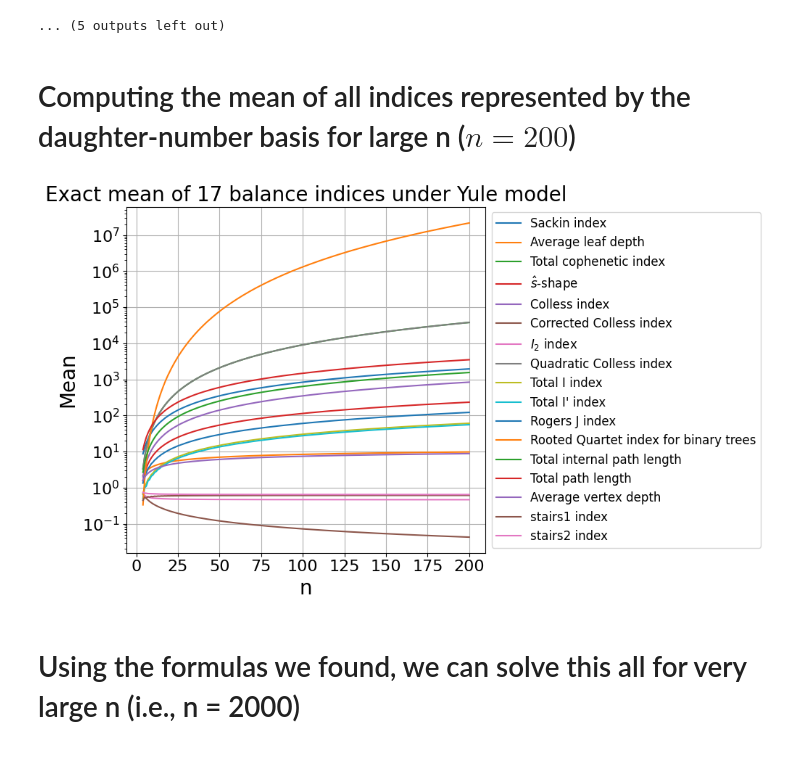
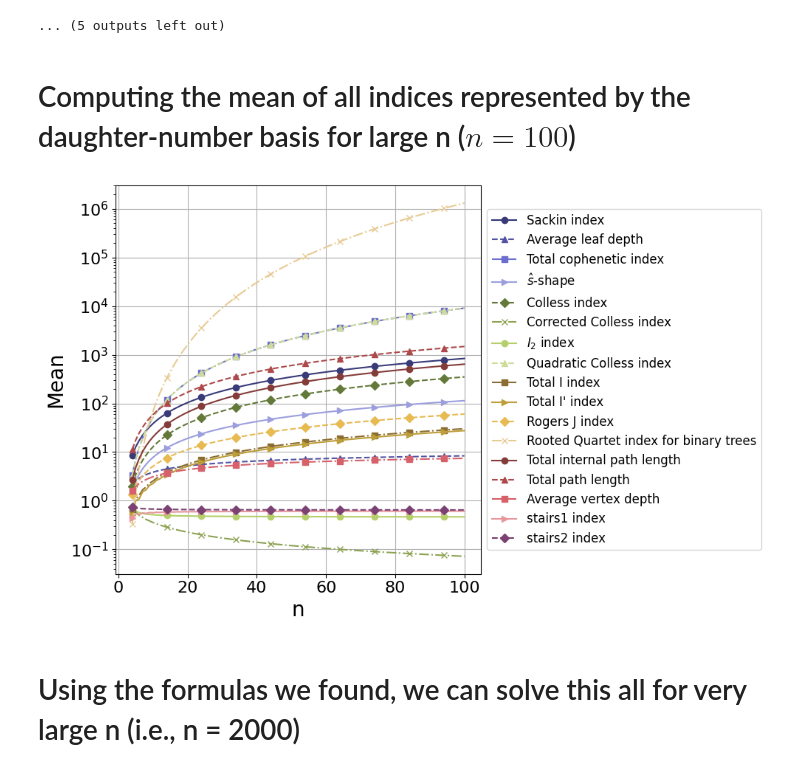
Before and after one commit to dbauman18/phylogenetic_basis_statistics, a Jupyter notebook: notebooks/statisticMeans.ipynb, the cells around one changed output. Drawn from its saved outputs; the diff is of its cells as text; code cells hidden in the pictures.

Commit message:
plotting improvements

```diff
--- a/notebooks/statisticMeans.ipynb
+++ b/notebooks/statisticMeans.ipynb
@@ -243,10 +243,10 @@ for i, label in enumerate(labels):
 [figure]
 ... (5 outputs left out)
 # %% [markdown]
-# Computing the mean of all indices represented by the daughter-number basis for large n ($n = 200$)
+# Computing the mean of all indices represented by the daughter-number basis for large n ($n = 100$)
 # %%
 mean = []
-max_n = 200
+max_n = 100
 labels = BalanceIndexCoefficients().get_daughter_labels()
 
 # For all n in the range, we will compute the mean of all basis indices under daughter basis
@@ -261,22 +261,30 @@ for n in N:
 mean = np.array(mean)
 # %%
 # Plot the means on a semilogy scale
-plt.figure(figsize=(10, 6))
+colors = plt.color_sequences['tab20b']
+markers = ['o', '^', 's', '>', 'D', 'x']
+linestyles = ['-', '--', '-.']
+
+plt.figure(figsize=(10, 6.2))
 for i, label in enumerate(labels):
-    plt.semilogy(N, mean[:, i], label=label)
+    plt.semilogy(N, mean[:, i], label=label,
+                 linestyle = linestyles[i % len(linestyles)],
+                 marker = markers[i % len(markers)], markevery=10,
+                 color = colors[i % len(colors)])
+
 plt.xlabel('n', fontsize=20)
 plt.ylabel('Mean', fontsize=20)
-plt.title('Exact mean of 17 balance indices under Yule model', fontsize=20)
+# plt.title('Exact mean of 17 balance indices under Yule model', fontsize=20)
 plt.legend(loc='center left', bbox_to_anchor=(1, 0.5), fontsize = 12)
 # Fontsize for the x and y axes
 plt.xticks(fontsize=16)
 plt.yticks(fontsize=16)
 plt.grid(True)
 plt.tight_layout()
 plt.savefig(os.path.join(parent_dir, 'plots', 'meanPlot.png'), dpi=300, bbox_inches='tight')
 plt.show()
 # %% [output]
-[figure, old version]
+[figure, new version]
 # %% [markdown]
 # Using the formulas we found, we can solve this all for very large n (i.e., n = 2000)
 # %%
```
Also changed, not shown: 16 other files.
